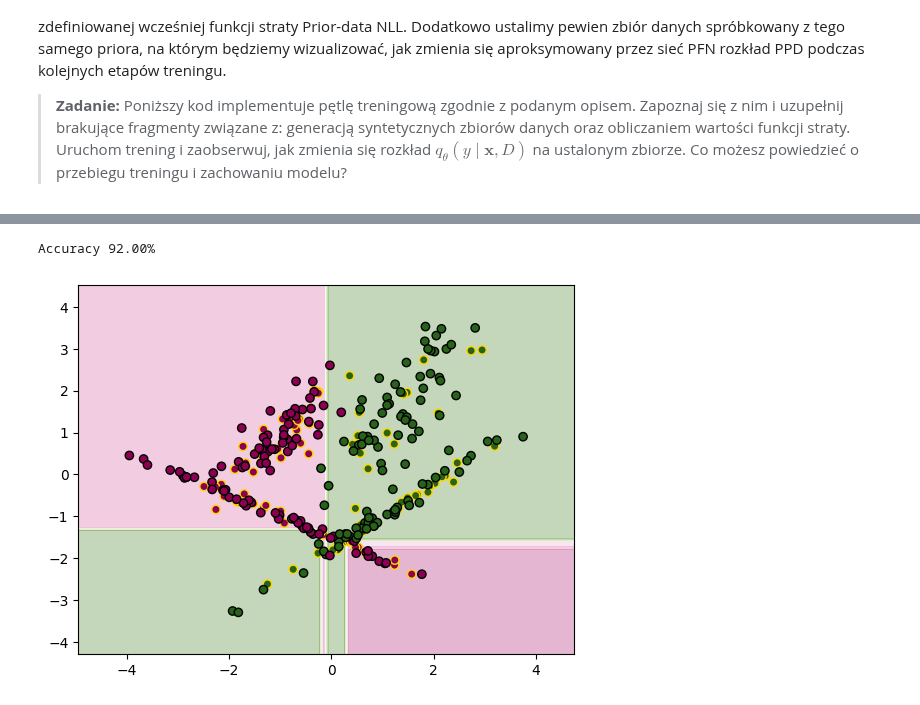
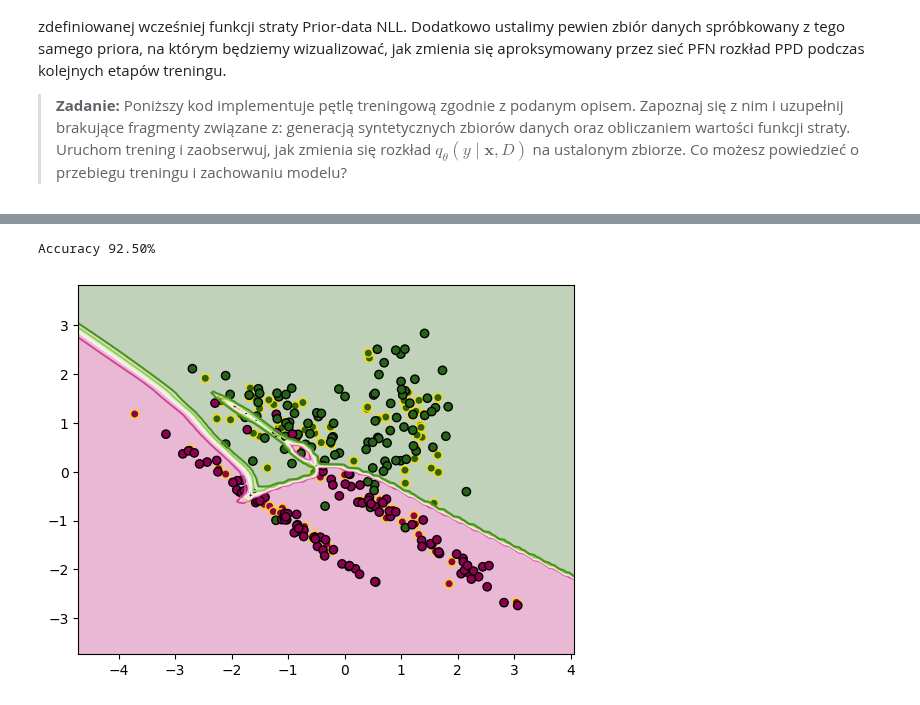
Before and after one commit to barhanc/tinny, a Jupyter notebook: notebooks/tutorials/pfn/pfn-tutorial.ipynb, the cells around one changed output, grey strips where cells are left out. Saved outputs shown, nothing was run; the diff lists cells and outputs as text; code cells hidden in the pictures.

```diff
--- a/notebooks/tutorials/pfn/pfn-tutorial.ipynb
+++ b/notebooks/tutorials/pfn/pfn-tutorial.ipynb
@@ -543,40 +547,56 @@ Accuracy 96.50%
 # %%
-from sklearn.model_selection import GridSearchCV
 from sklearn.inspection import DecisionBoundaryDisplay
-from sklearn.ensemble import GradientBoostingClassifier
+from sklearn.neural_network import MLPClassifier
 
-estimator = GradientBoostingClassifier()
-param_grid = {
-    "n_estimators": [50, 100, 500],
-    "learning_rate": [0.01, 0.2, 1.0],
-    "max_depth": [3, 5, 7, None],
-}
 
-clf = GridSearchCV(estimator, param_grid, cv=5, scoring="accuracy", n_jobs=-1)
+clf = MLPClassifier(
+    hidden_layer_sizes=[512, 512, 512],
+    learning_rate_init=3e-4,
+    max_iter=1_000,
+)
 clf.fit(X_train.cpu().numpy(), y_train.cpu().numpy().squeeze())
 
 acc = accuracy_score(
     y_true=y_query.cpu().numpy().squeeze(),
     y_pred=clf.predict(X_query.cpu().numpy()),
 )
 print(f"Accuracy {acc:.2%}")
 
-disp = DecisionBoundaryDisplay.from_estimator(clf, data_X, cmap="PiYG", alpha=0.3)
-disp.ax_.scatter(
+_, ax = plt.subplots()
+DecisionBoundaryDisplay.from_estimator(
+    clf,
+    data_X,
+    cmap="PiYG",
+    plot_method="contour",
+    vmin=0.0,
+    vmax=1.0,
+    ax=ax,
+)
+DecisionBoundaryDisplay.from_estimator(
+    clf,
+    data_X,
+    cmap="PiYG",
+    plot_method="contourf",
+    vmin=0.0,
+    vmax=1.0,
+    alpha=0.3,
+    ax=ax,
+)
+ax.scatter(
     X_train.cpu().numpy()[:, 0],
     X_train.cpu().numpy()[:, 1],
     c=y_train.cpu().numpy().squeeze(),
     edgecolors="gold",
     cmap="PiYG",
 )
-disp.ax_.scatter(
+ax.scatter(
     X_query.cpu().numpy()[:, 0],
     X_query.cpu().numpy()[:, 1],
     c=y_query.cpu().numpy().squeeze(),
     edgecolors="k",
     cmap="PiYG",
 )
 plt.show()
 # %% [output]
-Accuracy 92.00%
+Accuracy 92.50%
-[figure, old version]
+[figure, new version]
```
Also changed, not shown: parts of 6 cells of this notebook, 1 other file.
